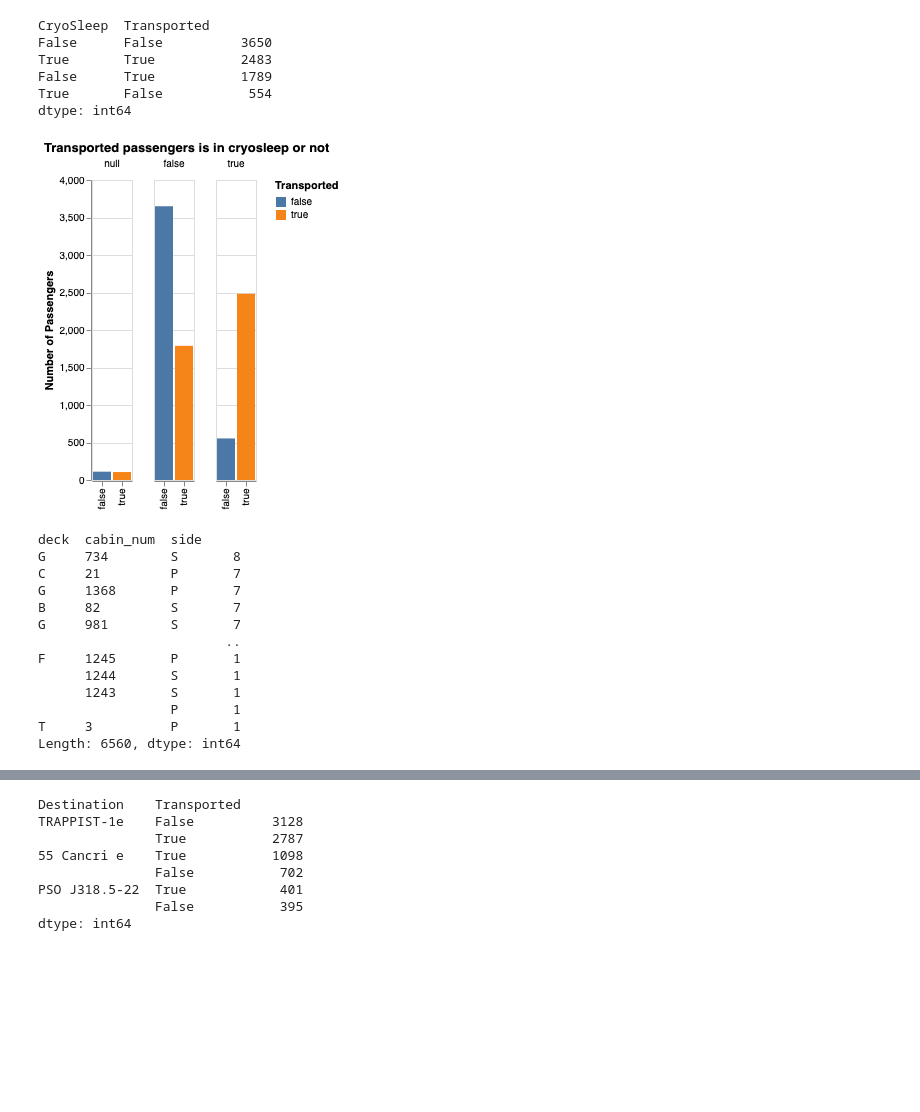
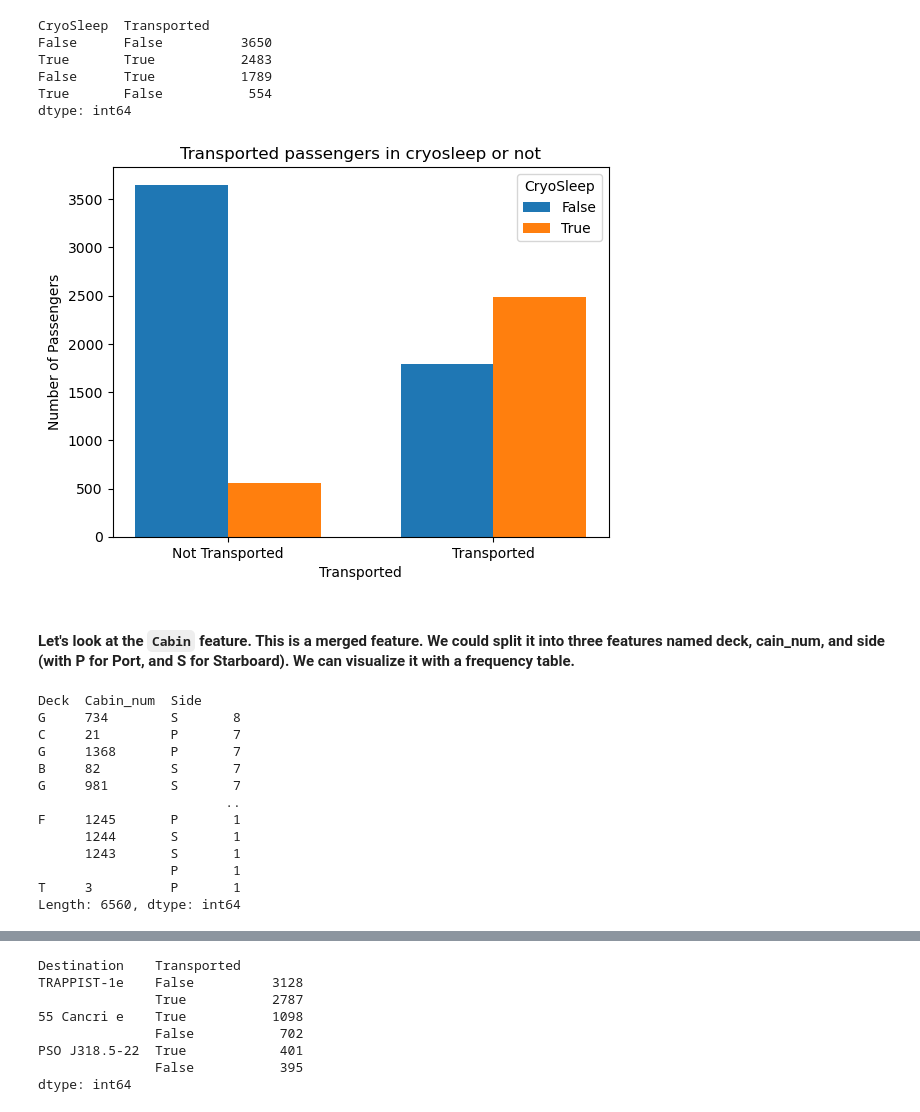
Before and after one commit to hcwang24/space_titanic, a Jupyter notebook: initial_analysis.ipynb, the cells around one changed output, grey strips where cells are left out. Saved outputs shown, nothing was run; the diff lists cells and outputs as text; code cells hidden in the pictures; blank space fills up the shorter version.

```diff
--- a/initial_analysis.ipynb
+++ b/initial_analysis.ipynb
@@ -152,28 +179,52 @@ False      True           1789
 True       False           554
 dtype: int64
 # %%
-alt.Chart(
-    train_df[["CryoSleep", "Transported"]],
-    title="Transported passengers is in cryosleep or not",
-).mark_bar().encode(
-    x=alt.X("Transported:N", title=""),
-    y=alt.Y("count()", title="Number of Passengers"),
-    color=alt.Color("Transported:N"),
-    column=alt.Column("CryoSleep:N", title=""),
-)
+# Group the data by 'CryoSleep' and 'Transported' and calculate the count
+grouped_df = train_df.groupby(["CryoSleep", "Transported"]).size().reset_index(name="count")
+
+# Set up the figure and axis
+fig, ax = plt.subplots()
+
+# Get unique categories for 'CryoSleep'
+cryo_sleep_categories = grouped_df["CryoSleep"].unique()
+
+# Calculate the width for each bar
+bar_width = 0.35
+
+# Calculate the x-axis positions for the bars
+x = np.arange(len(cryo_sleep_categories))
+
+# Plot the bars for each 'CryoSleep' category side by side
+for i, sleep_status in enumerate(cryo_sleep_categories):
+    sleep_df = grouped_df[grouped_df["CryoSleep"] == sleep_status]
+    ax.bar(x + (i * bar_width), sleep_df["count"], label=sleep_status, width=bar_width)
+
+# Set plot title and axis labels
+ax.set_title("Transported passengers in cryosleep or not")
+ax.set_xlabel("Transported")
+ax.set_ylabel("Number of Passengers")
+
+# Set the x-axis tick positions and labels
+ax.set_xticks(x + bar_width / 2)
+ax.set_xticklabels(["Not Transported", "Transported"])
+
+# Add legend
+ax.legend(title="CryoSleep", bbox_to_anchor=(1, 1))
+
+# Show the plot
+plt.show()
 # %% [output]
-[figure, old version]
+[figure, new version]
+# %% [markdown]
+#### Let's look at the `Cabin` feature. This is a merged feature. We could split it into three features named deck, cain_num, and side (with P for Port, and S for Starboard). We can visualize it with a frequency table.
 # %%
-# Let's look at the `Cabin` feature. This is a merged feature. We could split it into three features named
-# deck, cain_num, and side (with P for Port, and S for Starboard). We can visualize it with a frequency table.
-
 cabinsplit = pd.DataFrame(
     train_df["Cabin"].str.split("/", expand=True).values,
-    columns=["deck", "cabin_num", "side"],
+    columns=["Deck", "Cabin_num", "Side"],
 )
 cabinsplit.value_counts()
 # %% [output]
-deck  cabin_num  side
+Deck  Cabin_num  Side
 G     734        S       8
 C     21         P       7
 G     1368       P       7
```
Also changed, not shown: parts of 30 cells of this notebook, 1 other file.
